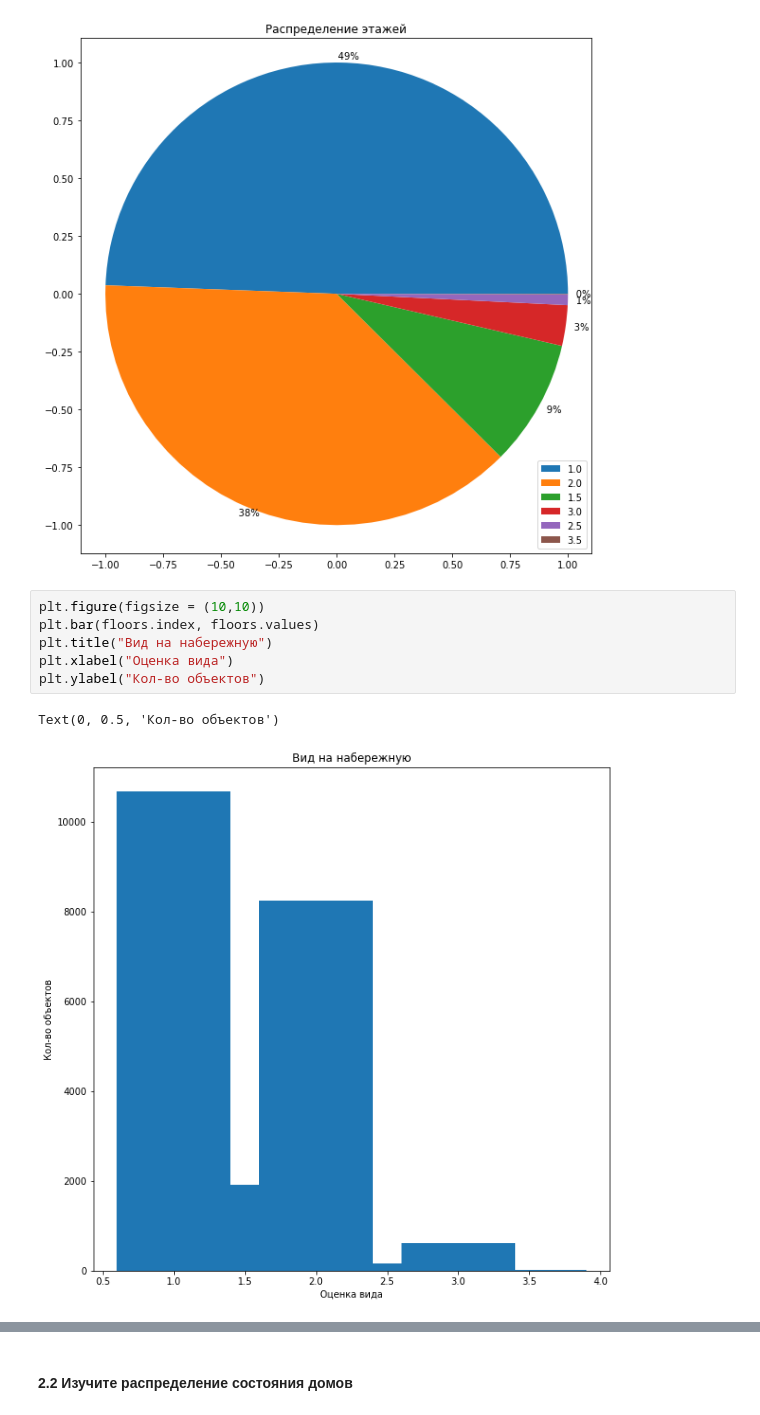
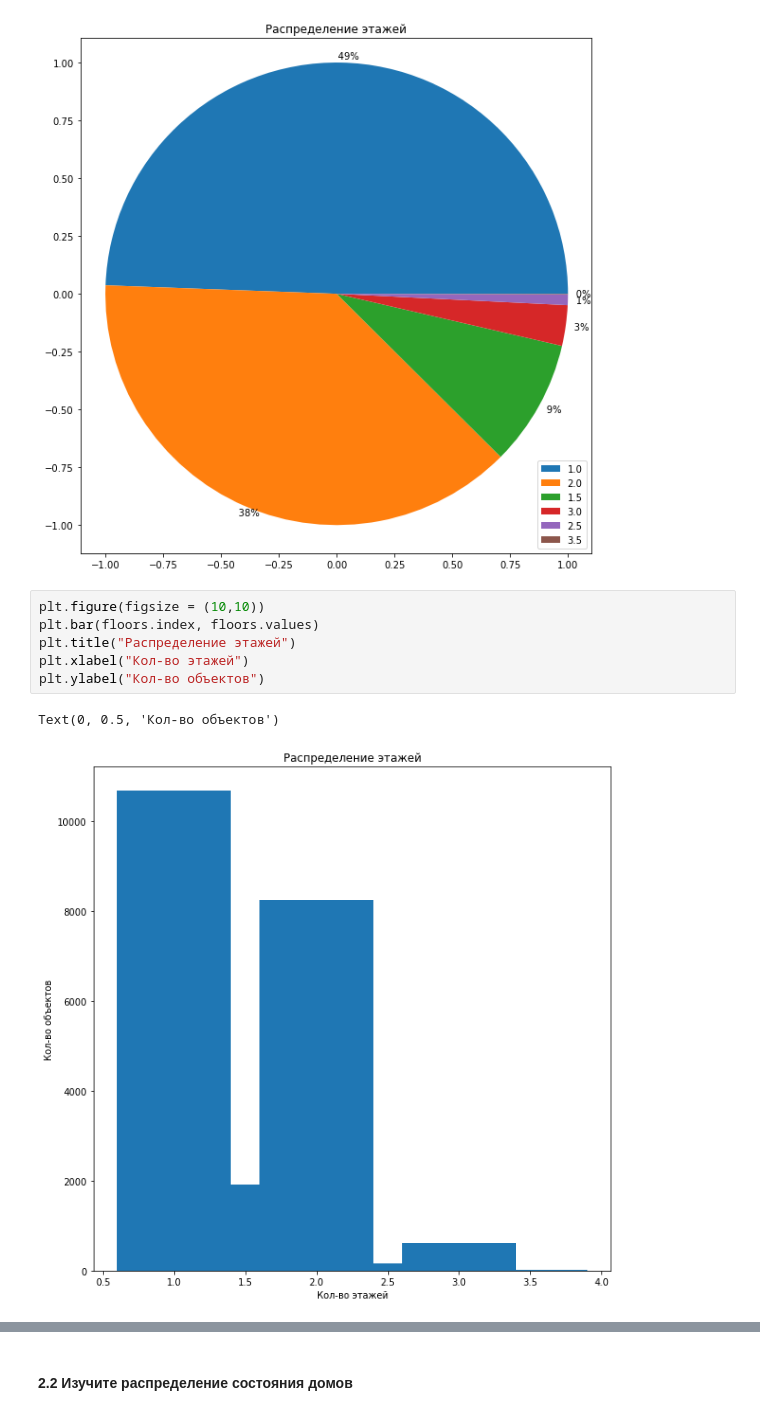
Before and after one commit to nordl1ng/b_a, a Jupyter notebook: hw_4/HW_4.ipynb, the cells around one changed output, grey strips where cells are left out. Saved outputs shown, nothing was run; the diff lists cells and outputs as text.

```diff
--- a/hw_4/HW_4.ipynb
+++ b/hw_4/HW_4.ipynb
@@ -155,9 +165,9 @@ plt.legend(floors.index);
 # %%
 plt.figure(figsize = (10,10))
 plt.bar(floors.index, floors.values)
-plt.title("Вид на набережную")
-plt.xlabel("Оценка вида")
+plt.title("Распределение этажей")
+plt.xlabel("Кол-во этажей")
 plt.ylabel("Кол-во объектов")
 # %% [output]
 Text(0, 0.5, 'Кол-во объектов')
-[figure, old version]
+[figure, new version]
```
Also changed, not shown: parts of 47 cells of this notebook.
